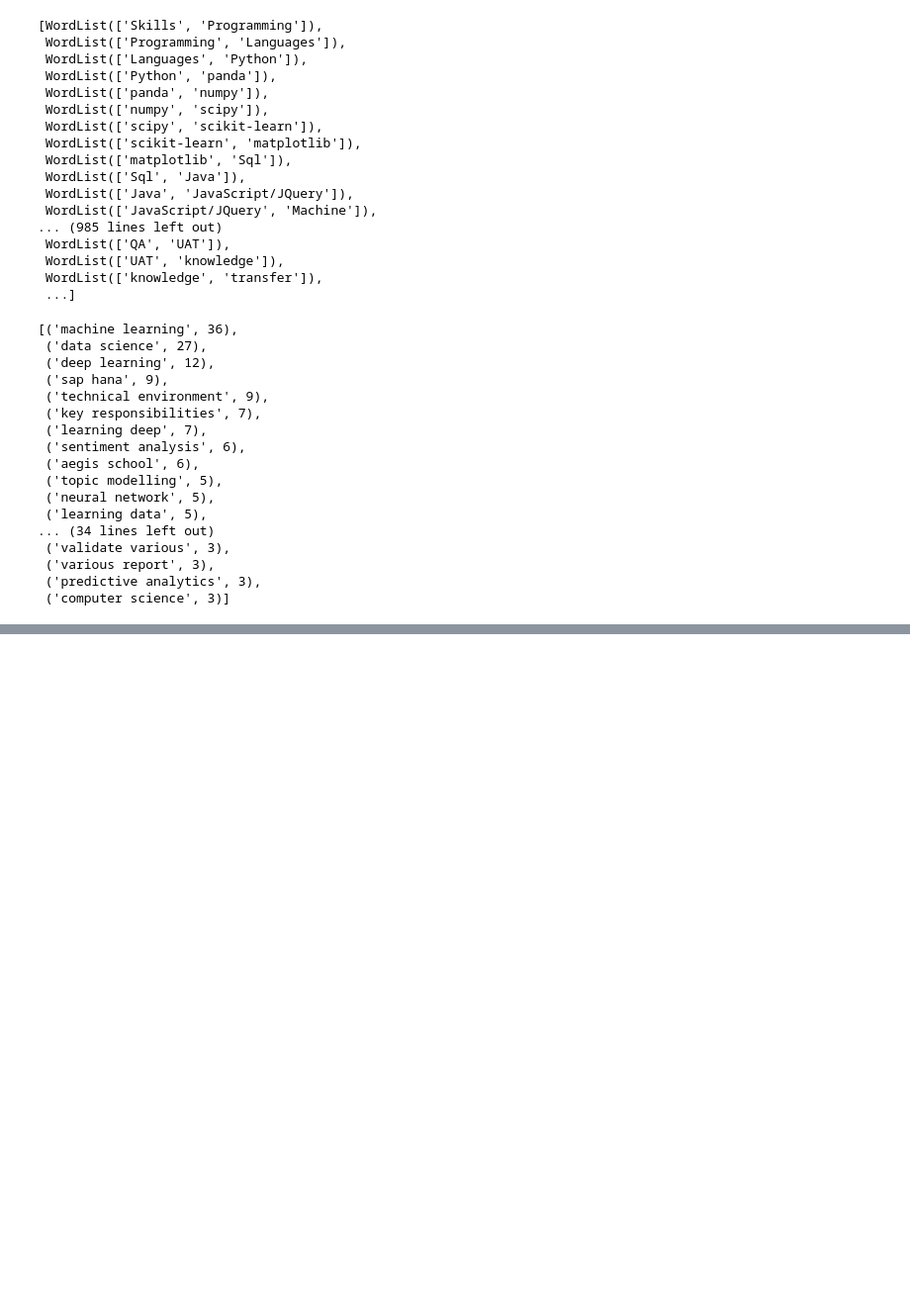
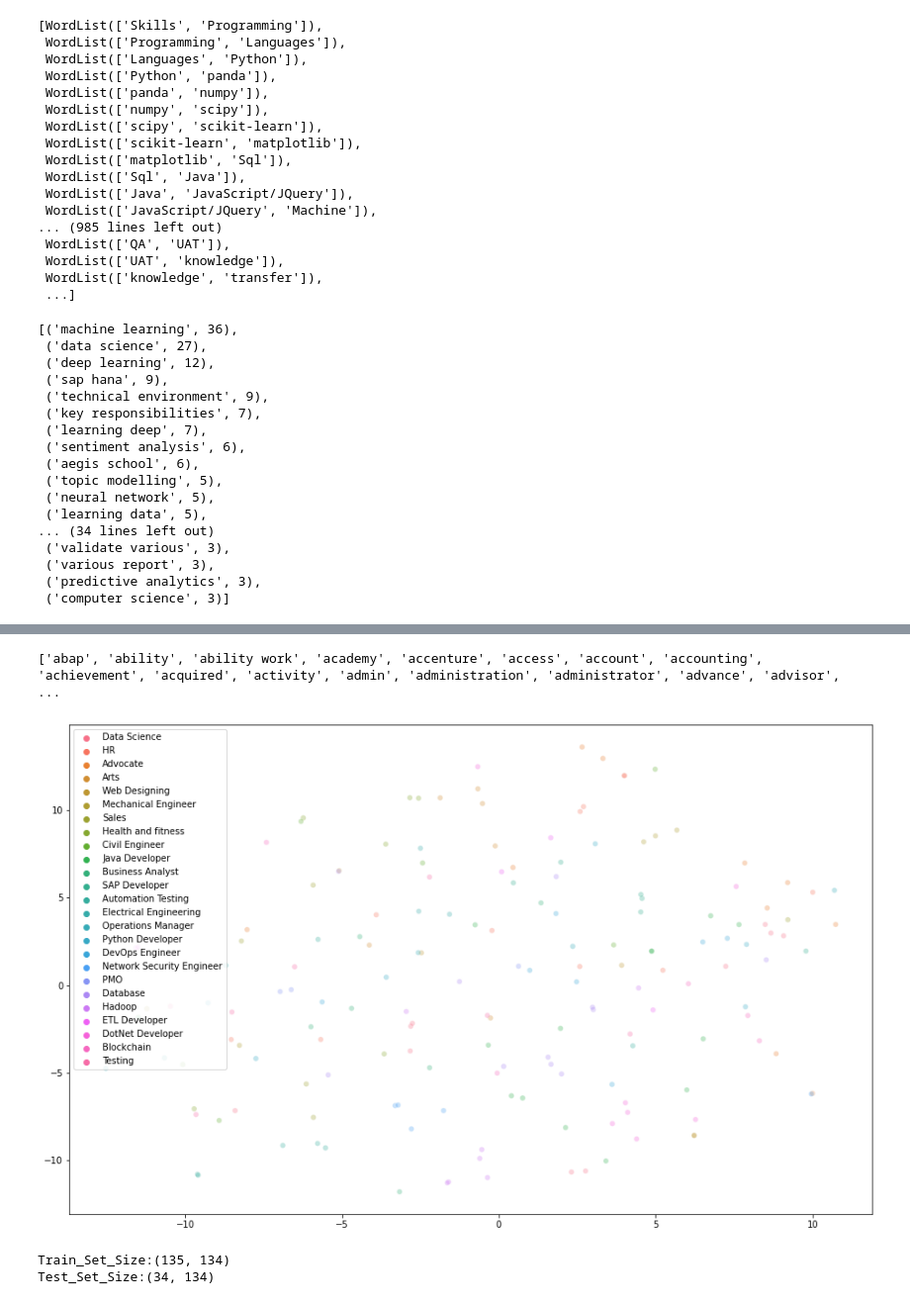
Before and after one commit to JiagengLi/mldaHackathon, a Jupyter notebook: Hackathon.ipynb, the cells around one changed output, grey strips where cells are left out. Shown: that part at 99% size. Cells and saved outputs as stored; diff of their text form; code cells hidden in the pictures; blank space fills up the shorter version.

```diff
--- a/Hackathon.ipynb
+++ b/Hackathon.ipynb
@@ -149,0 +191,12 @@ skilllist1
+# %%
+resume = resume[resume['Resume'].notna()]
+sent_count,word_count= get_sentence_word_count(resume['Resume'].tolist())
+print("Number of sentences in Resume column: "+ str(sent_count))
+print("Number of unique words in Resume column: "+str(word_count))
+data_categories  = resume.groupby(resume['Category'])
+i = 1
+print('=========== Categories =======================')
+for catName,dataCategory in data_categories:
+    print('Cat:'+str(i)+' '+catName + ' : '+ str(len(dataCategory)) )
+    i = i+1
+print('==================================')
@@ -149,0 +282,3 @@ skilllist1
+# %%
+data = resume[['Category', 'Resume']]
+data.shape
@@ -149,0 +310,24 @@ skilllist1
+# %%
+vectorizer = TfidfVectorizer(analyzer='word', stop_words='english',ngram_range=(1,3), max_df=0.75, use_idf=True, smooth_idf=True, max_features=1000)
+tfIdfMat  = vectorizer.fit_transform(data['Resume'].tolist() )
+feature_names = sorted(vectorizer.get_feature_names())
+print(feature_names)
+# %% [output]
+['abap', 'ability', 'ability work', 'academy', 'accenture', 'access', 'account', 'accounting', 'achievement', 'acquired', 'activity', 'admin', 'administration', 'administrator', 'advance', 'advisor',  ...
+# %%
+import gc
+gc.collect()
+tfIdfMatrix = tfIdfMat.todense()
+labels = data['Category'].tolist()
+tsne_results = TSNE(n_components=2,init='random',random_state=0, perplexity=40).fit_transform(tfIdfMatrix)
+plt.figure(figsize=(16,10))
+palette = sns.hls_palette(21, l=.6, s=.9)
+sns.scatterplot(
+    x=tsne_results[:,0], y=tsne_results[:,1],
+    hue=labels,
+    legend="full",
+    alpha=0.3
+)
+plt.show()
+# %% [output]
+[figure, added]
@@ -149,0 +342,6 @@ skilllist1
+# %%
+print('Train_Set_Size:'+str(X_train.shape))
+print('Test_Set_Size:'+str(X_test.shape))
+# %% [output]
+Train_Set_Size:(135, 134)
+Test_Set_Size:(34, 134)
```
Also changed, not shown: parts of 14 cells of this notebook, 1 other file.
